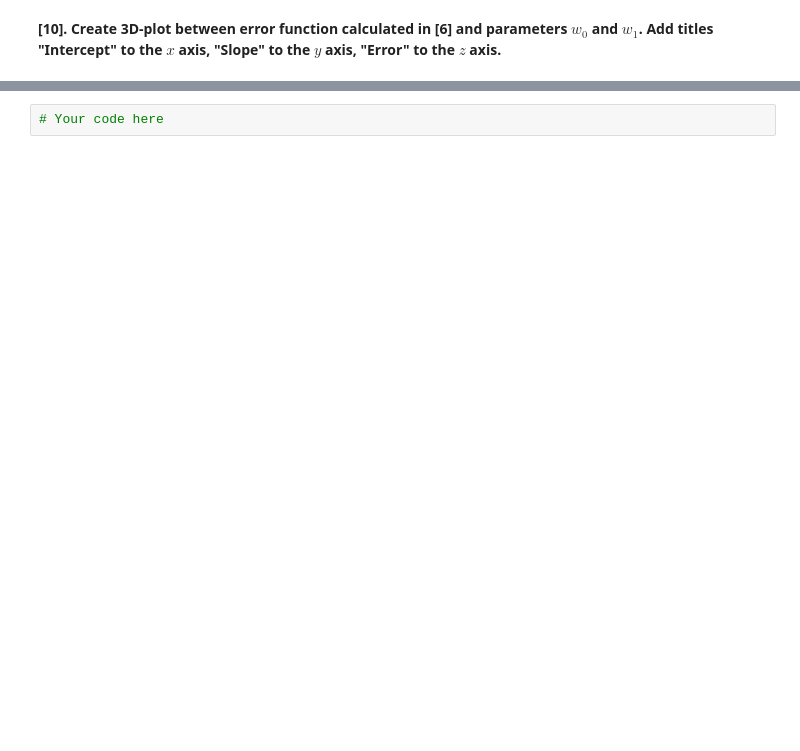
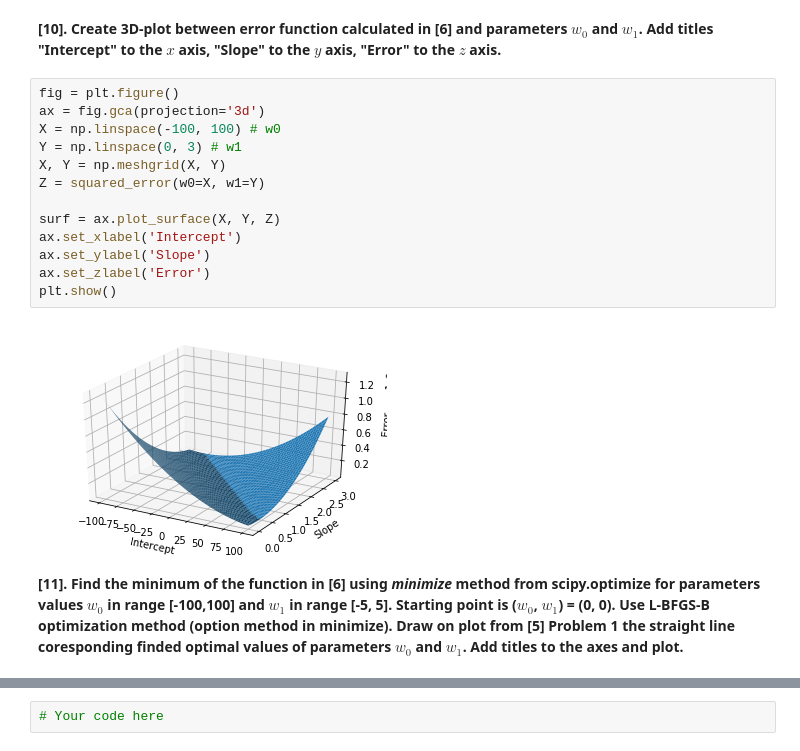
Before and after one commit to sweeterr/mlcourse.ai, a Jupyter notebook: jupyter_english/assignments_demo/assignment04_linreg_optimization.ipynb, the cells around one changed output, grey strips where cells are left out. Drawn from its saved outputs; the diff is of its cells as text; blank space fills up the shorter version.

```diff
--- a/jupyter_english/assignments_demo/assignment04_linreg_optimization.ipynb
+++ b/jupyter_english/assignments_demo/assignment04_linreg_optimization.ipynb
@@ -170,2 +197,19 @@ plt.show()
 # %% [markdown]
 **[10]. Create 3D-plot between error function calculated in [6] and parameters $w_0$ and $w_1$. Add titles "Intercept" to the $x$ axis, "Slope" to the $y$ axis, "Error" to the $z$ axis.**
+# %%
+fig = plt.figure()
+ax = fig.gca(projection='3d')
+X = np.linspace(-100, 100) # w0
+Y = np.linspace(0, 3) # w1
+X, Y = np.meshgrid(X, Y)
+Z = squared_error(w0=X, w1=Y)
+
+surf = ax.plot_surface(X, Y, Z)
+ax.set_xlabel('Intercept')
+ax.set_ylabel('Slope')
+ax.set_zlabel('Error')
+plt.show()
+# %% [output]
+[figure, added]
+# %% [markdown]
+**[11]. Find the minimum of the function in [6] using *minimize* method from scipy.optimize for parameters values $w_0$ in range [-100,100] and $w_1$ in range [-5, 5]. Starting point is ($w_0$, $w_1$) = (0, 0). Use L-BFGS-B optimization method (option method in minimize). Draw on plot from [5] Problem 1 the straight line coresponding finded optimal values of parameters $w_0$ and $w_1$. Add titles to the axes and plot.**
```
Also changed, not shown: parts of 17 cells of this notebook.
